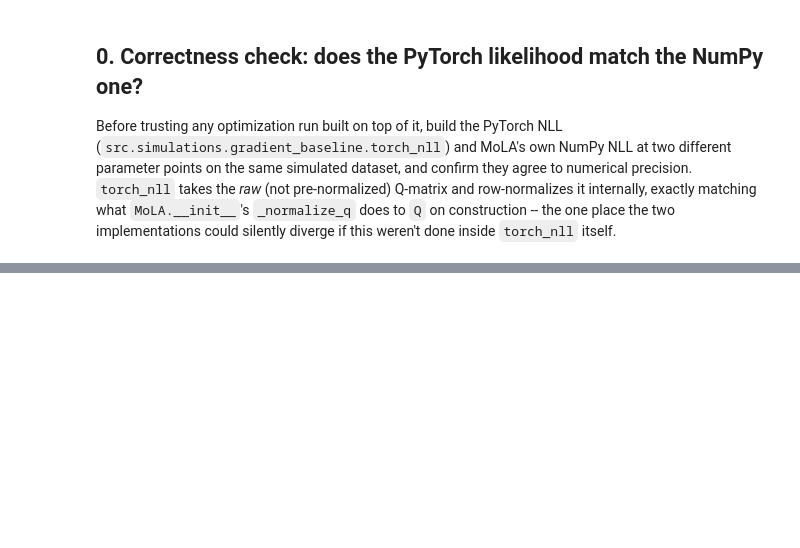
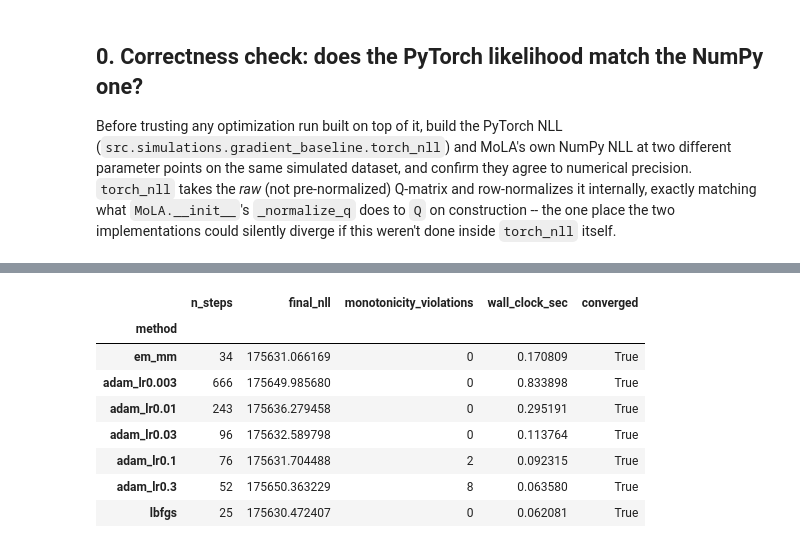
Before and after one commit to lentin26/mixture-of-latent-archetypes, a Jupyter notebook: notebooks/em-vs-gradient-descent.ipynb, the cells around one changed output, grey strips where cells are left out. Drawn from its saved outputs; the diff is of its cells as text; code cells hidden in the pictures; blank space fills up the shorter version.

```diff
--- a/notebooks/em-vs-gradient-descent.ipynb
+++ b/notebooks/em-vs-gradient-descent.ipynb
@@ -396,19 +67,0 @@ self-referential instead of vs.-truth).
-# %%
-from src.simulations.metrics import align_components, mu_rmse, theta_rmse, pi_rmse
-
-print("--- recovery vs. ground truth ---")
-for key, r in baseline_results.items():
-    perm = align_components(data.mu, r["mu"])
-    print(f"{key:14s}: mu_rmse={mu_rmse(data.mu, r['mu']):.4f}  "
-          f"theta_rmse={theta_rmse(data.theta, r['theta']):.4f}  "
-          f"pi_rmse={pi_rmse(data.pi, r['pi'], perm):.4f}")
-
-print()
-print("--- agreement with EM/MM's own recovered mu ---")
-em_mu = baseline_results["em_mm"]["mu"]
-for key, r in baseline_results.items():
-    if key == "em_mm":
-        continue
-    perm = align_components(em_mu, r["mu"])
-    rmse_vs_em = float(np.sqrt(np.mean((em_mu - r["mu"][perm]) ** 2)))
-    print(f"{key:14s}: rmse_vs_EM/MM={rmse_vs_em:.4f}  archetype order matches EM/MM: {bool((perm == np.arange(len(perm))).all())}")
@@ -523,0 +172,24 @@ construction.
+# %%
+import pandas as pd
+
+def summarize(results):
+    rows = []
+    for key, r in results.items():
+        rows.append(dict(
+            method=key, n_steps=r["n_steps"], final_nll=r["final_nll"],
+            monotonicity_violations=r["violations"],
+            wall_clock_sec=r["total_time"], converged=r.get("converged"),
+        ))
+    return pd.DataFrame(rows).set_index("method")
+
+summarize(results_k20)
+# %% [output]
+|  | n_steps | final_nll | monotonicity_violations | wall_clock_sec | converged |
+| method |  |  |  |  |  |
+| em_mm | 34 | 175631.066169 | 0 | 0.170809 | True |
+| adam_lr0.003 | 666 | 175649.985680 | 0 | 0.833898 | True |
+| adam_lr0.01 | 243 | 175636.279458 | 0 | 0.295191 | True |
+| adam_lr0.03 | 96 | 175632.589798 | 0 | 0.113764 | True |
+| adam_lr0.1 | 76 | 175631.704488 | 2 | 0.092315 | True |
+| adam_lr0.3 | 52 | 175650.363229 | 8 | 0.063580 | True |
+| lbfgs | 25 | 175630.472407 | 0 | 0.062081 | True |
```
Also changed, not shown: parts of 45 cells of this notebook, 4 other files.
